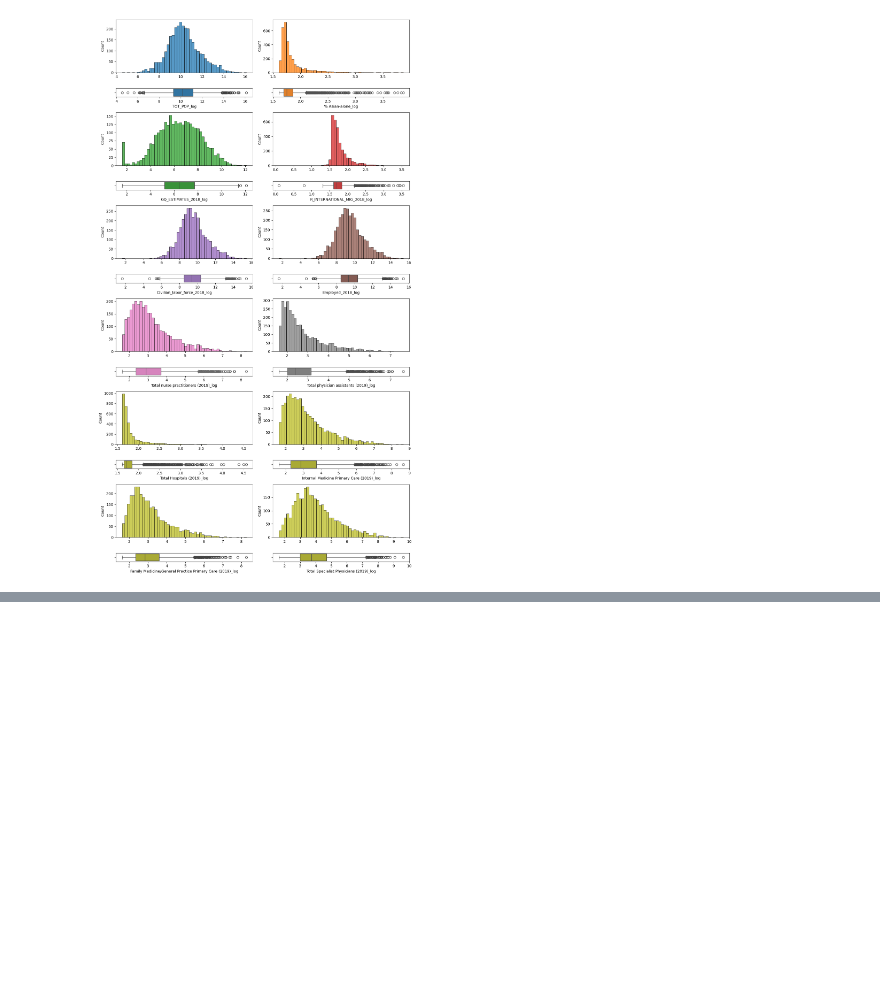
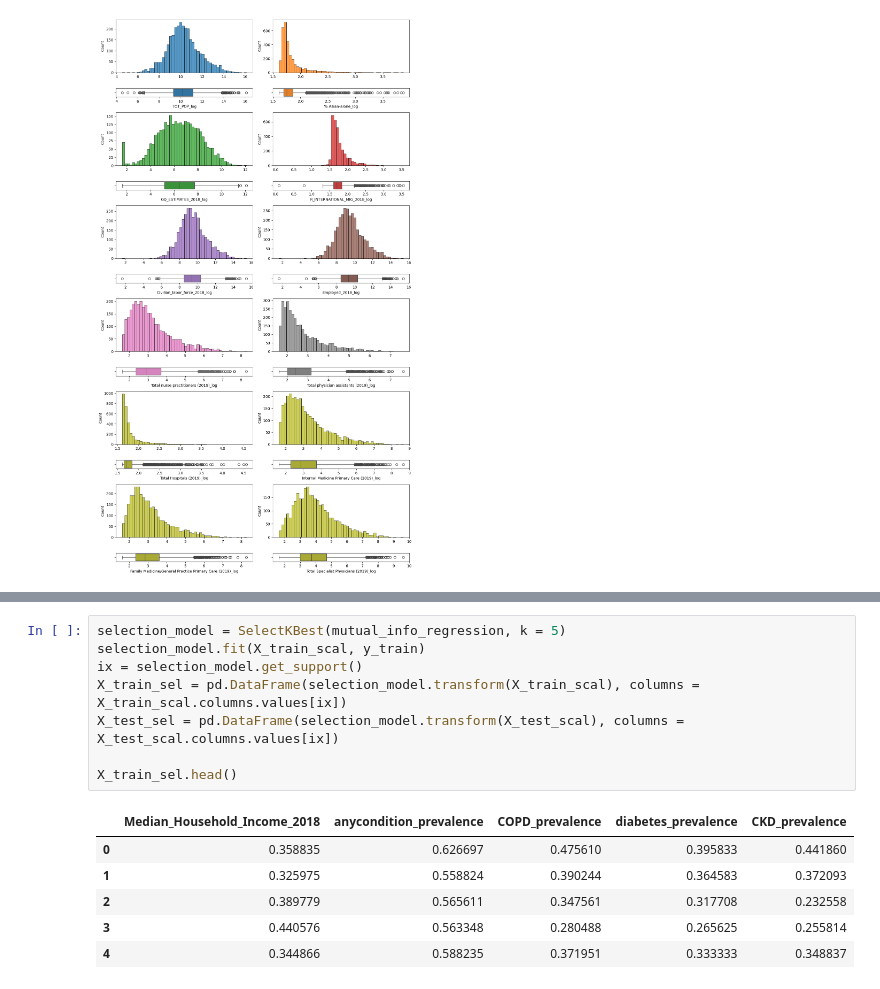
Before and after one commit to 4GeeksAcademy/sergio-roque-regularized-regression, a Jupyter notebook: src/explore.ipynb, the cells around one changed output, grey strips where cells are left out. Cells and saved outputs as stored; diff of their text form; blank space fills up the shorter version.

```diff
--- a/src/explore.ipynb
+++ b/src/explore.ipynb
@@ -493,0 +522,15 @@ data_log.describe()
+# %%
+selection_model = SelectKBest(mutual_info_regression, k = 5)
+selection_model.fit(X_train_scal, y_train)
+ix = selection_model.get_support()
+X_train_sel = pd.DataFrame(selection_model.transform(X_train_scal), columns = X_train_scal.columns.values[ix])
+X_test_sel = pd.DataFrame(selection_model.transform(X_test_scal), columns = X_test_scal.columns.values[ix])
+
+X_train_sel.head()
+# %% [output]
+|  | Median_Household_Income_2018 | anycondition_prevalence | COPD_prevalence | diabetes_prevalence | CKD_prevalence |
+| 0 | 0.358835 | 0.626697 | 0.475610 | 0.395833 | 0.441860 |
+| 1 | 0.325975 | 0.558824 | 0.390244 | 0.364583 | 0.372093 |
+| 2 | 0.389779 | 0.565611 | 0.347561 | 0.317708 | 0.232558 |
+| 3 | 0.440576 | 0.563348 | 0.280488 | 0.265625 | 0.255814 |
+| 4 | 0.344866 | 0.588235 | 0.371951 | 0.333333 | 0.348837 |
```
Also changed, not shown: parts of 10 cells of this notebook.
